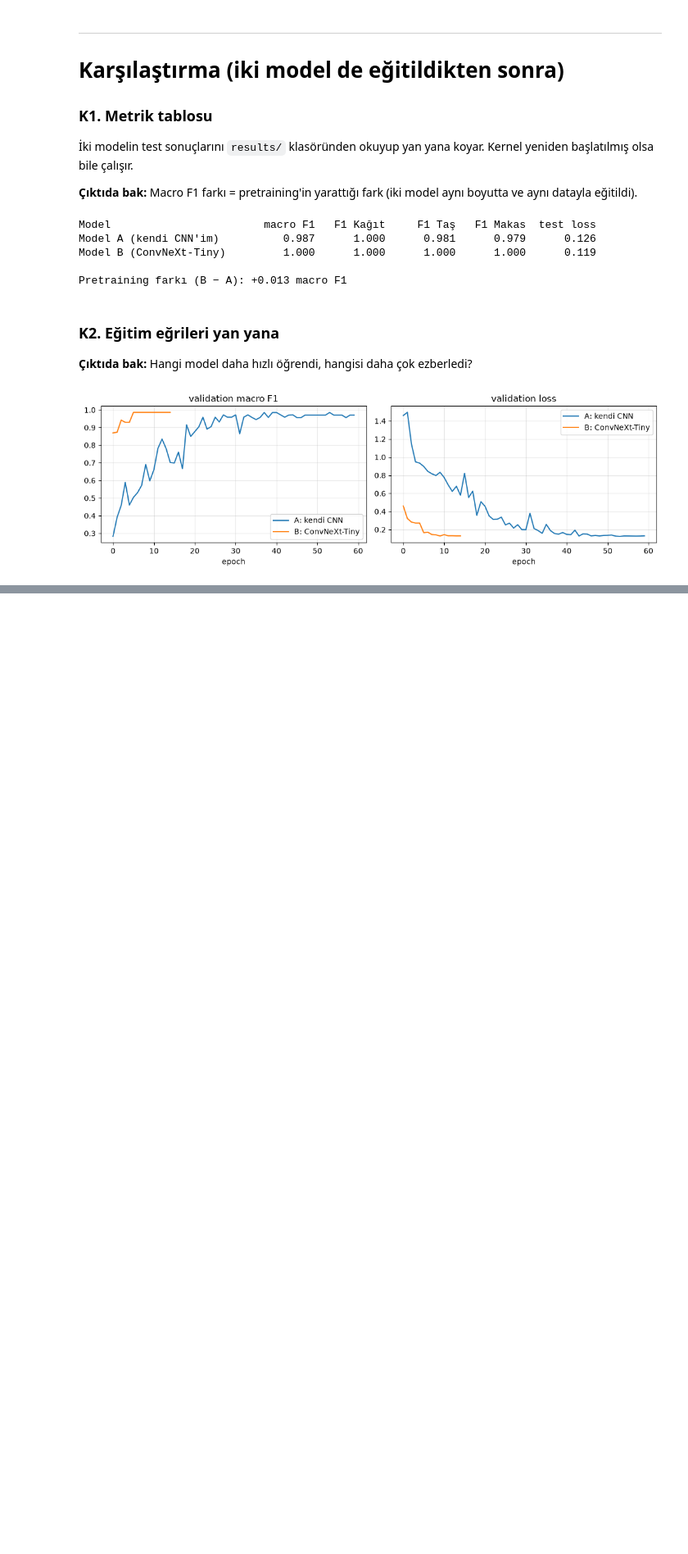
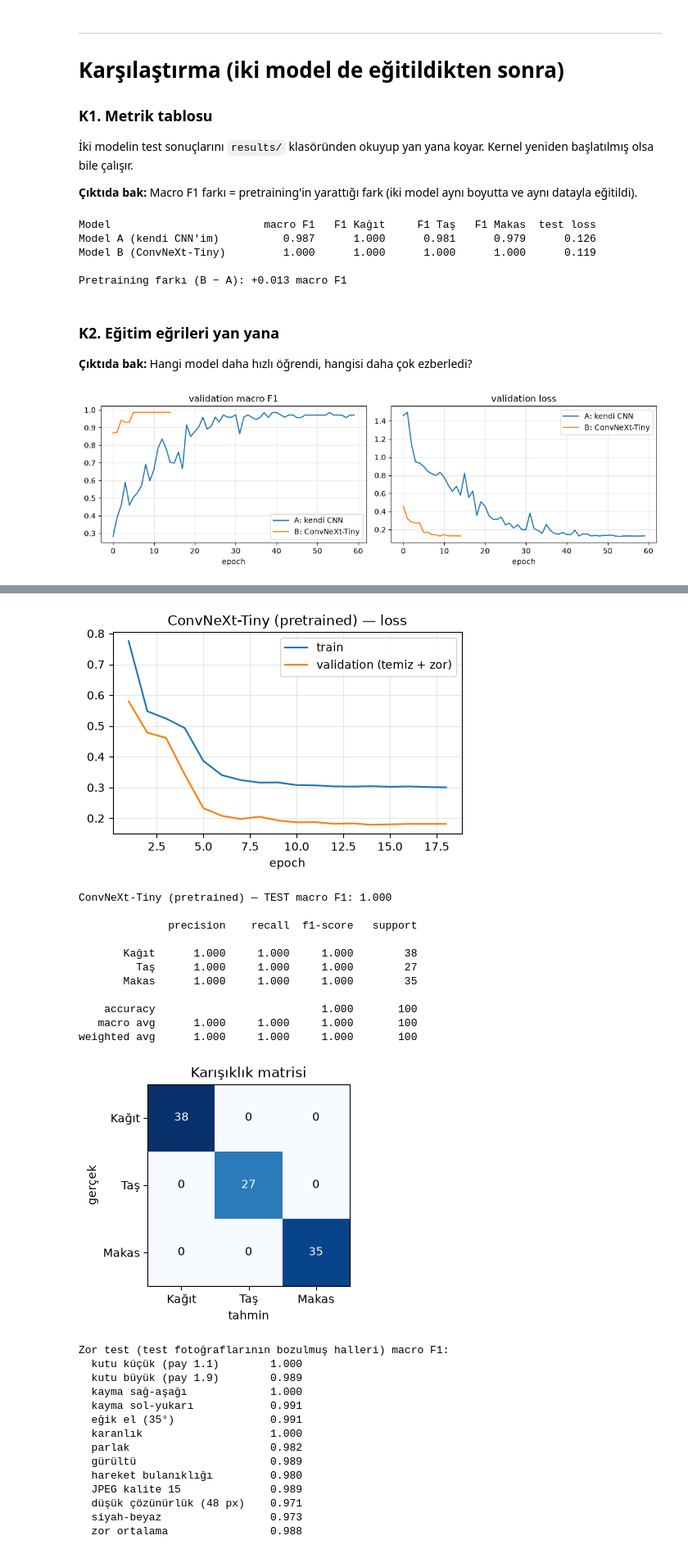
Before and after one commit to ogusev30/Rock-Paper-Scissor, a Jupyter notebook: training.ipynb, the cells around one changed output, grey strips where cells are left out. Shown at 82% size. Drawn from its saved outputs; the diff is of its cells as text; code cells hidden in the pictures; blank space fills up the shorter version.

```diff
--- a/training.ipynb
+++ b/training.ipynb
@@ -559,0 +590,2 @@ plt.tight_layout(); plt.show()
+# %%
+improve.run("B_deep", seed=1, threads=48)
@@ -559,0 +618,48 @@ plt.tight_layout(); plt.show()
+# %%
+def v2_results(cfg, name, title, layer_of):
+    r = json.loads((improve.OUT / f"{cfg}_s1.json").read_text())
+    e = [h["epoch"] for h in r["history"]]
+    plt.figure(figsize=(5.5, 3.2))
+    plt.plot(e, [h["train_loss"] for h in r["history"]], label="train")
+    plt.plot(e, [h["val_loss"] for h in r["history"]], label="validation (temiz + zor)")
+    plt.title(f"{title} — loss"); plt.xlabel("epoch"); plt.legend(); plt.grid(alpha=.3); plt.show()
+    model = improve.CONFIGS[cfg]["model"]()
+    model.load_state_dict(torch.load(improve.CKPT / f"{cfg}_s1.pt")); model.eval()
+    res = test_report(model, f"{name}_v2", title)
+    print("Zor test (test fotoğraflarının bozulmuş halleri) macro F1:")
+    for k, v in r["test"].items():
+        if k != "temiz":
+            print(f"  {k:<28}{v['f1']:.3f}")
+    gradcam(model, layer_of(model), title=title)
+    improve.export(cfg, 1, name, title)
+    return res
+
+res_b2 = v2_results("B_deep", "model_b", "ConvNeXt-Tiny (pretrained)", lambda m: m.stages[-1])
+# %% [output]
+[figure, added]
+ConvNeXt-Tiny (pretrained) — TEST macro F1: 1.000
+
+              precision    recall  f1-score   support
+
+       Kağıt      1.000     1.000     1.000        38
+         Taş      1.000     1.000     1.000        27
+       Makas      1.000     1.000     1.000        35
+
+    accuracy                          1.000       100
+   macro avg      1.000     1.000     1.000       100
+weighted avg      1.000     1.000     1.000       100
+[figure, added]
+Zor test (test fotoğraflarının bozulmuş halleri) macro F1:
+  kutu küçük (pay 1.1)        1.000
+  kutu büyük (pay 1.9)        0.989
+  kayma sağ-aşağı             1.000
+  kayma sol-yukarı            0.991
+  eğik el (35°)               0.991
+  karanlık                    1.000
+  parlak                      0.982
+  gürültü                     0.989
+  hareket bulanıklığı         0.980
+  JPEG kalite 15              0.989
+  düşük çözünürlük (48 px)    0.971
+  siyah-beyaz                 0.973
+  zor ortalama                0.988
```
Also changed, not shown: parts of 12 cells of this notebook, 45 other files.
